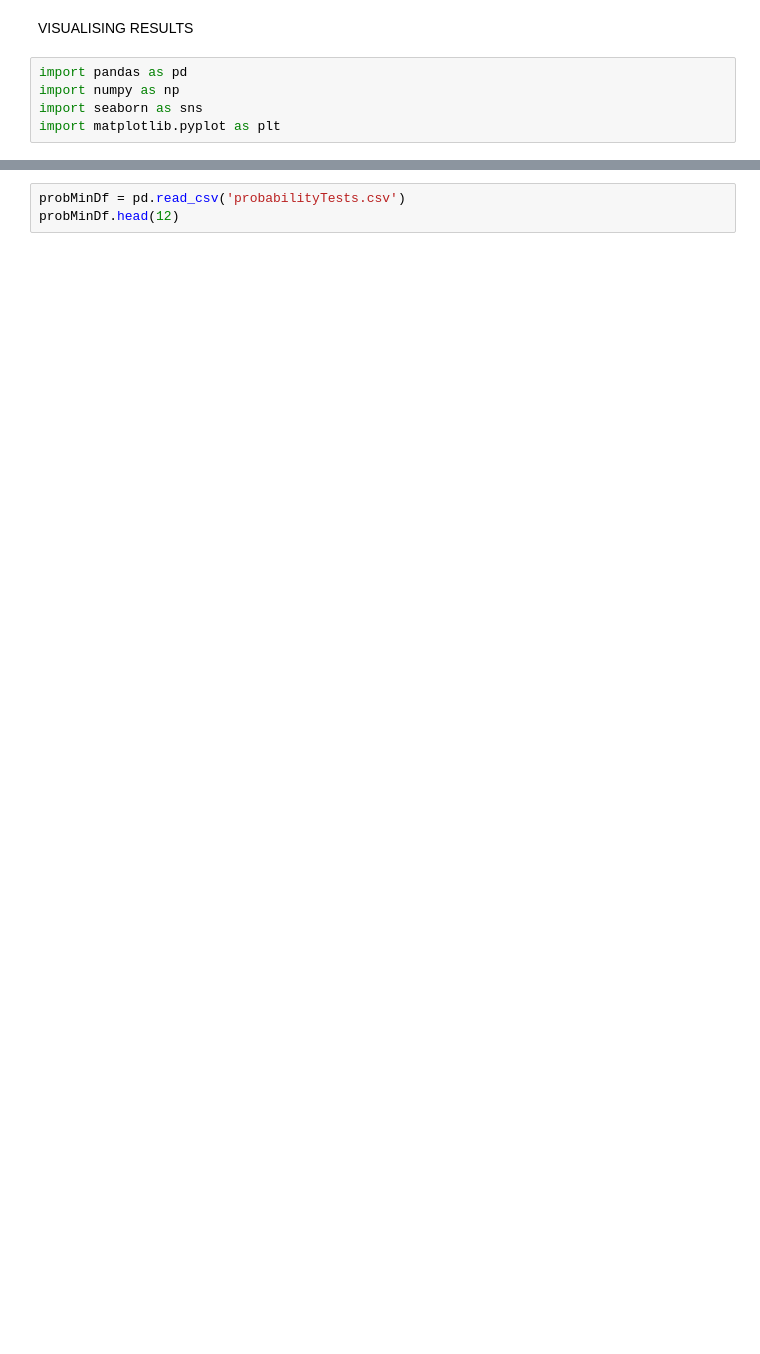
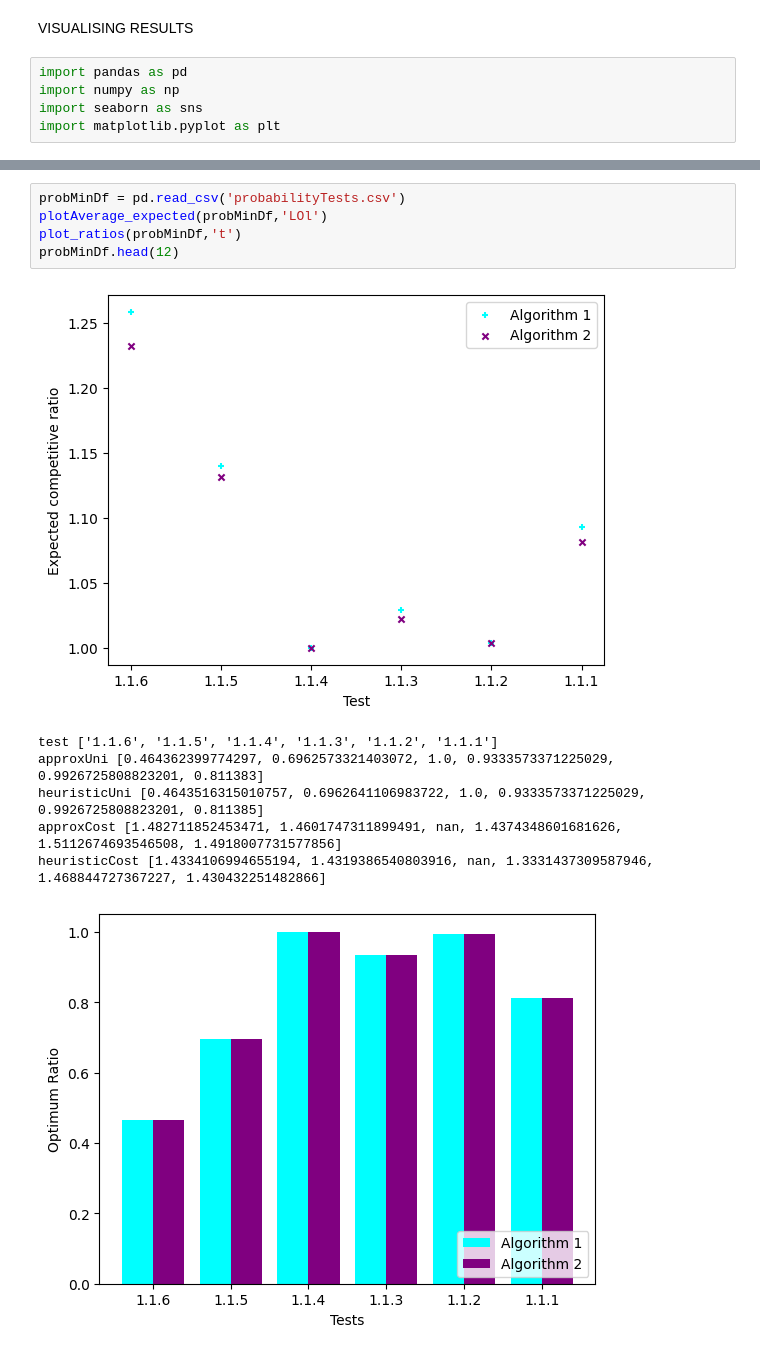
Before and after one commit to nsilz44/stochastic-querying, a Jupyter notebook: visualisations.ipynb, the cells around one changed output, grey strips where cells are left out. Cells and saved outputs as stored; diff of their text form; blank space fills up the shorter version.

```diff
--- a/visualisations.ipynb
+++ b/visualisations.ipynb
@@ -30,4 +90,13 @@ uniformMindf.head(12)
 # %%
 probMinDf = pd.read_csv('probabilityTests.csv')
+plotAverage_expected(probMinDf,'LOl')
+plot_ratios(probMinDf,'t')
 probMinDf.head(12)
 # %% [output]
+[figure, added]
+test ['1.1.6', '1.1.5', '1.1.4', '1.1.3', '1.1.2', '1.1.1']
+approxUni [0.464362399774297, 0.6962573321403072, 1.0, 0.9333573371225029, 0.9926725808823201, 0.811383]
+heuristicUni [0.4643516315010757, 0.6962641106983722, 1.0, 0.9333573371225029, 0.9926725808823201, 0.811385]
+approxCost [1.482711852453471, 1.4601747311899491, nan, 1.4374348601681626, 1.5112674693546508, 1.4918007731577856]
+heuristicCost [1.4334106994655194, 1.4319386540803916, nan, 1.3331437309587946, 1.468844727367227, 1.430432251482866]
+[figure, added]
```
Also changed, not shown: parts of 26 cells of this notebook, 3 other files.
